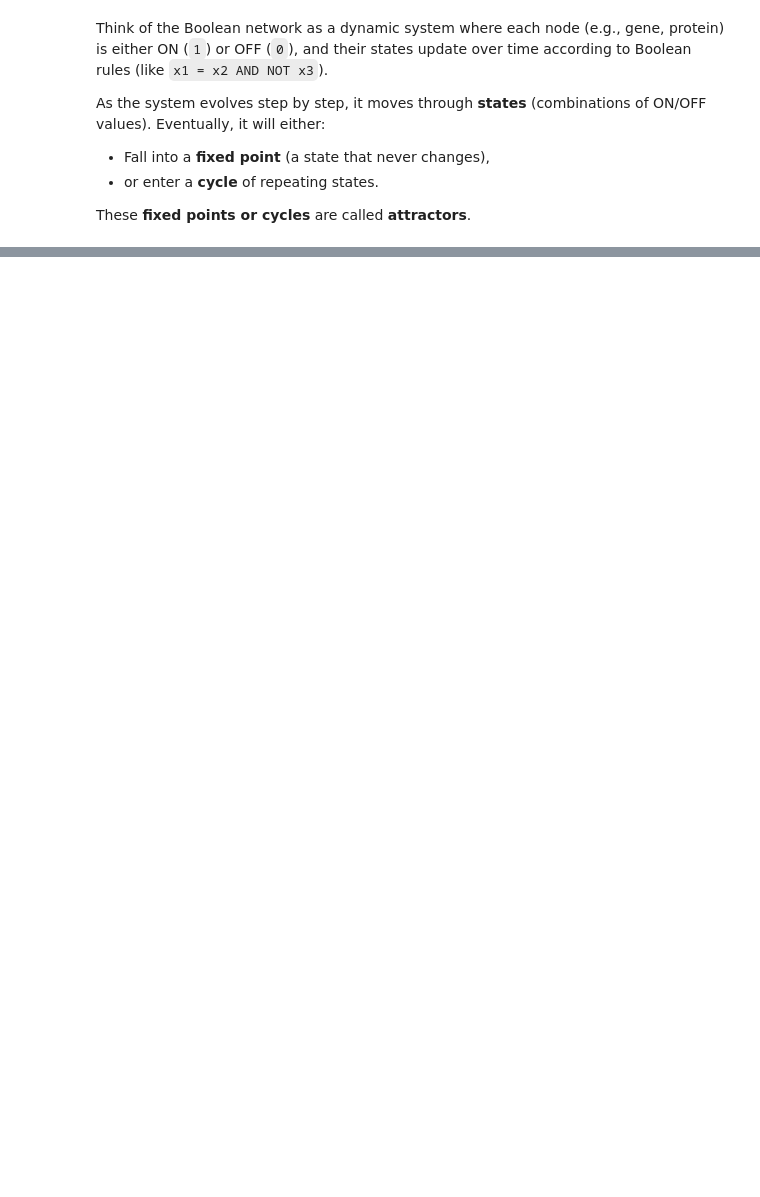
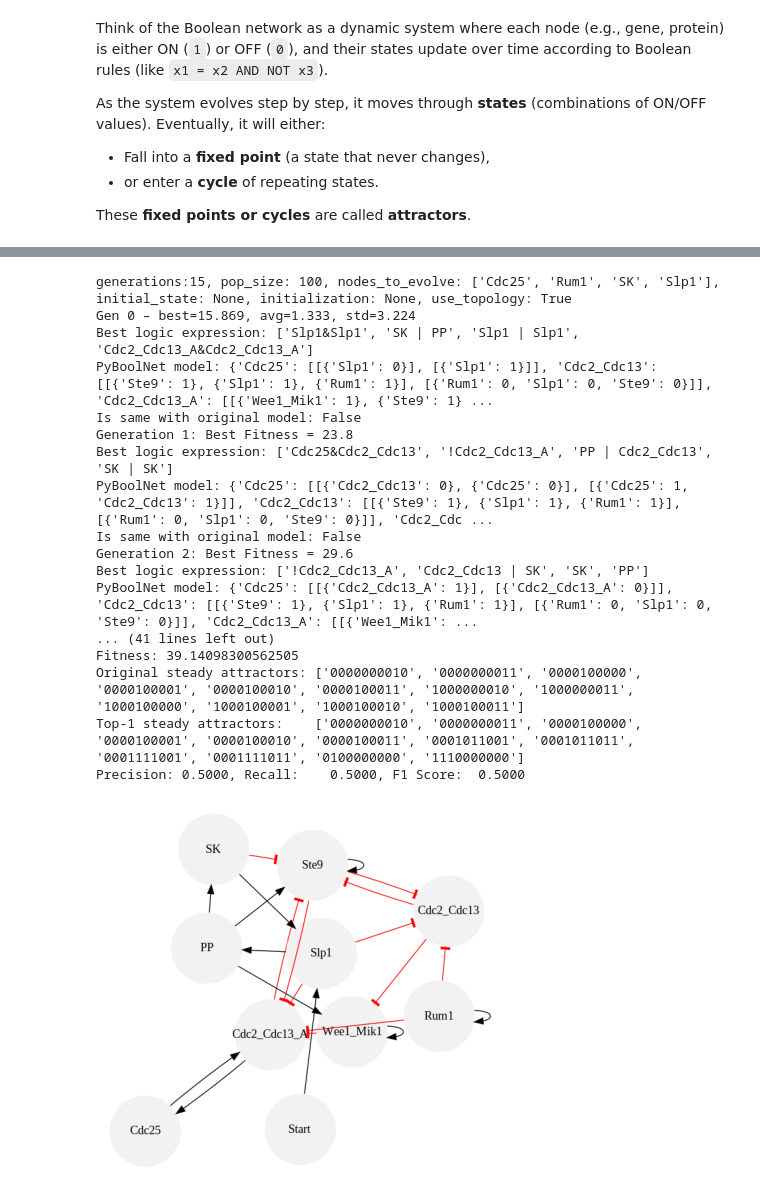
Before and after one commit to bingyulab/boolean, a Jupyter notebook: Boolean_model.ipynb, the cells around one changed output, grey strips where cells are left out. Drawn from its saved outputs; the diff is of its cells as text; code cells hidden in the pictures; blank space fills up the shorter version.

```diff
--- a/Boolean_model.ipynb
+++ b/Boolean_model.ipynb
@@ -933,0 +908,22 @@ True
+# %%
+best_topo = test(primes, "Topology", nodes_to_evolve=nodes_to_evolve)
+report_gp_results(best_topo[0], primes, nodes_to_evolve, f'igraph_gp_topology.svg')
+# %% [output]
+generations:15, pop_size: 100, nodes_to_evolve: ['Cdc25', 'Rum1', 'SK', 'Slp1'], initial_state: None, initialization: None, use_topology: True
+Gen 0 – best=15.869, avg=1.333, std=3.224
+Best logic expression: ['Slp1&Slp1', 'SK | PP', 'Slp1 | Slp1', 'Cdc2_Cdc13_A&Cdc2_Cdc13_A']
+PyBoolNet model: {'Cdc25': [[{'Slp1': 0}], [{'Slp1': 1}]], 'Cdc2_Cdc13': [[{'Ste9': 1}, {'Slp1': 1}, {'Rum1': 1}], [{'Rum1': 0, 'Slp1': 0, 'Ste9': 0}]], 'Cdc2_Cdc13_A': [[{'Wee1_Mik1': 1}, {'Ste9': 1} ...
+Is same with original model: False
+Generation 1: Best Fitness = 23.8
+Best logic expression: ['Cdc25&Cdc2_Cdc13', '!Cdc2_Cdc13_A', 'PP | Cdc2_Cdc13', 'SK | SK']
+PyBoolNet model: {'Cdc25': [[{'Cdc2_Cdc13': 0}, {'Cdc25': 0}], [{'Cdc25': 1, 'Cdc2_Cdc13': 1}]], 'Cdc2_Cdc13': [[{'Ste9': 1}, {'Slp1': 1}, {'Rum1': 1}], [{'Rum1': 0, 'Slp1': 0, 'Ste9': 0}]], 'Cdc2_Cdc ...
+Is same with original model: False
+Generation 2: Best Fitness = 29.6
+Best logic expression: ['!Cdc2_Cdc13_A', 'Cdc2_Cdc13 | SK', 'SK', 'PP']
+PyBoolNet model: {'Cdc25': [[{'Cdc2_Cdc13_A': 1}], [{'Cdc2_Cdc13_A': 0}]], 'Cdc2_Cdc13': [[{'Ste9': 1}, {'Slp1': 1}, {'Rum1': 1}], [{'Rum1': 0, 'Slp1': 0, 'Ste9': 0}]], 'Cdc2_Cdc13_A': [[{'Wee1_Mik1': ...
+... (41 lines left out)
+Fitness: 39.14098300562505
+Original steady attractors: ['0000000010', '0000000011', '0000100000', '0000100001', '0000100010', '0000100011', '1000000010', '1000000011', '1000100000', '1000100001', '1000100010', '1000100011']
+Top-1 steady attractors:    ['0000000010', '0000000011', '0000100000', '0000100001', '0000100010', '0000100011', '0001011001', '0001011011', '0001111001', '0001111011', '0100000000', '1110000000']
+Precision: 0.5000, Recall:    0.5000, F1 Score:  0.5000
+[figure, added]
```
Also changed, not shown: parts of 34 cells of this notebook.
